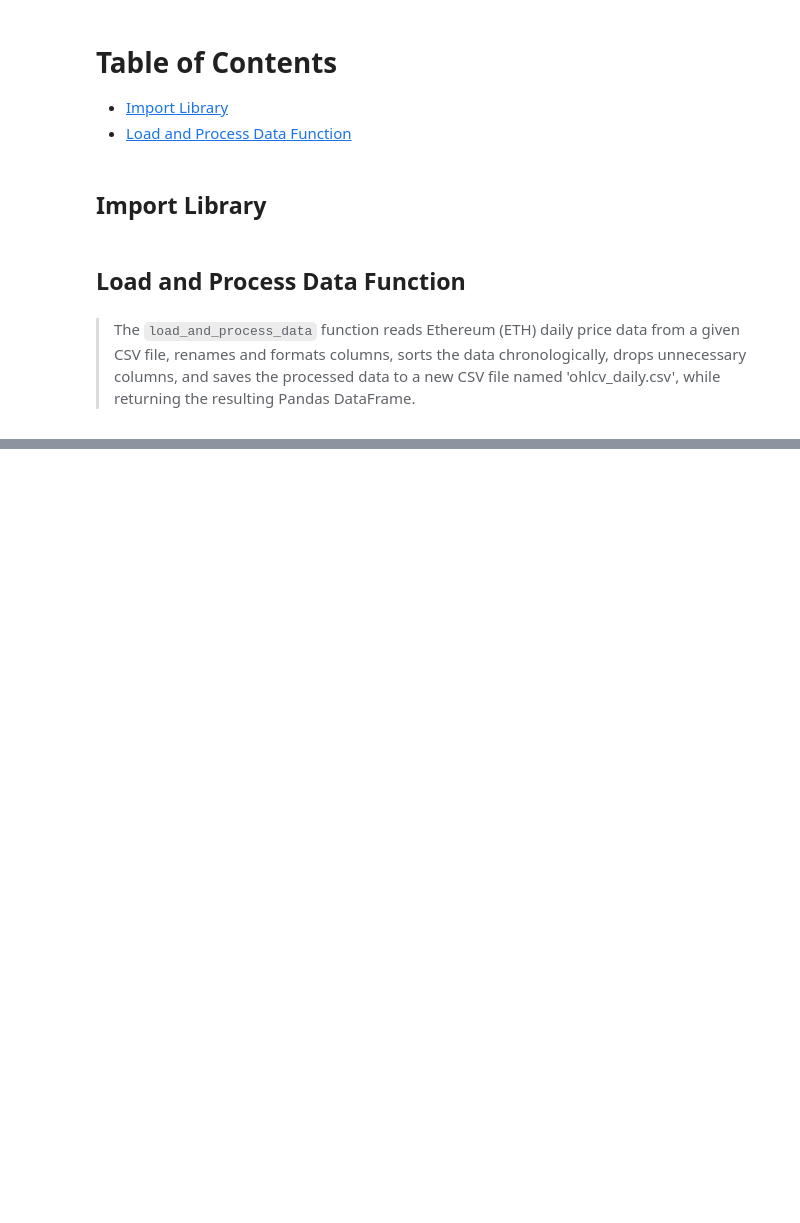
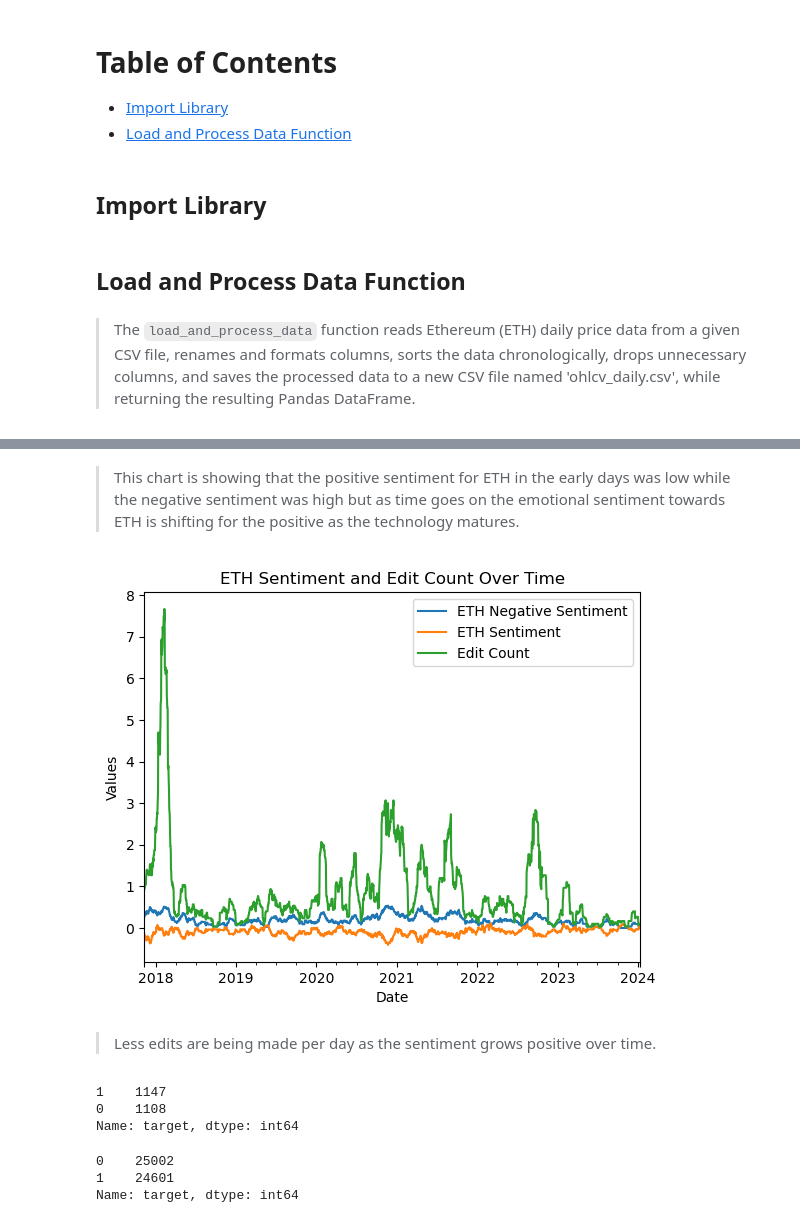
Before and after one commit to bryan-ortiz0/crypto-forecast-analysis, a Jupyter notebook: 01-preprocessing.ipynb, the cells around one changed output, grey strips where cells are left out. Saved outputs shown, nothing was run; the diff lists cells and outputs as text; code cells hidden in the pictures; blank space fills up the shorter version.

```diff
--- a/01-preprocessing.ipynb
+++ b/01-preprocessing.ipynb
@@ -68,0 +81,34 @@ eth_hour.shape
+# %% [markdown]
+> This chart is showing that the positive sentiment for ETH in the early days was low while the negative sentiment was high but as time goes on the emotional sentiment towards ETH is shifting for the positive as the technology matures.
+# %%
+eth_daily['negative_sentiment'].plot.line(use_index=True, style='-', label='ETH Negative Sentiment')
+eth_daily['sentiment'].plot.line(use_index=True, style='-', label='ETH Sentiment')
+eth_daily['edit_count'].plot.line(use_index=True, style='-', label='Edit Count')
+
+plt.title('ETH Sentiment and Edit Count Over Time')
+plt.xlabel('Date')
+plt.ylabel('Values')
+plt.legend()
+
+visualization_folder = 'visualizations'
+os.makedirs(visualization_folder, exist_ok=True)
+
+plt.savefig(os.path.join(visualization_folder, 'sentiment_and_edit_count.png'));
+# %% [output]
+[figure, added]
+# %% [markdown]
+> Less edits are being made per day as the sentiment grows positive over time.
+# %%
+eth_daily['target'] = (eth_daily['tomorrow'] > eth_daily['close']).astype(int)
+eth_daily['target'].value_counts()
+# %% [output]
+1    1147
+0    1108
+Name: target, dtype: int64
+# %%
+eth_hour['target'] = (eth_hour['next_hour'] > eth_hour['close']).astype(int)
+eth_hour['target'].value_counts()
+# %% [output]
+0    25002
+1    24601
+Name: target, dtype: int64
```
Also changed, not shown: parts of 16 cells of this notebook, 13 other files.
